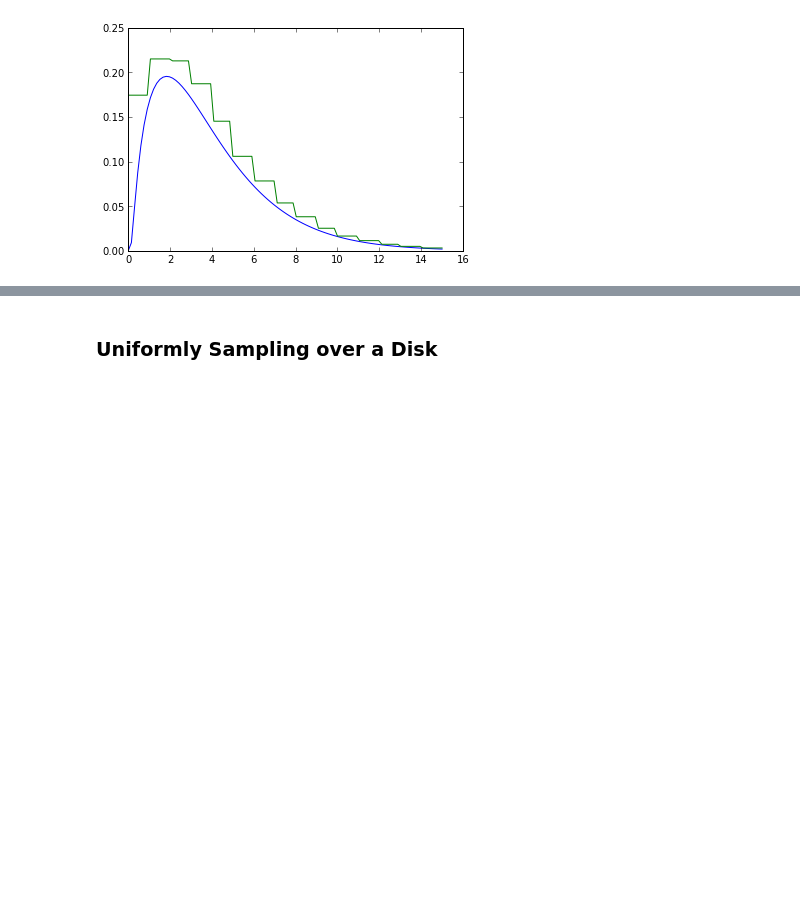
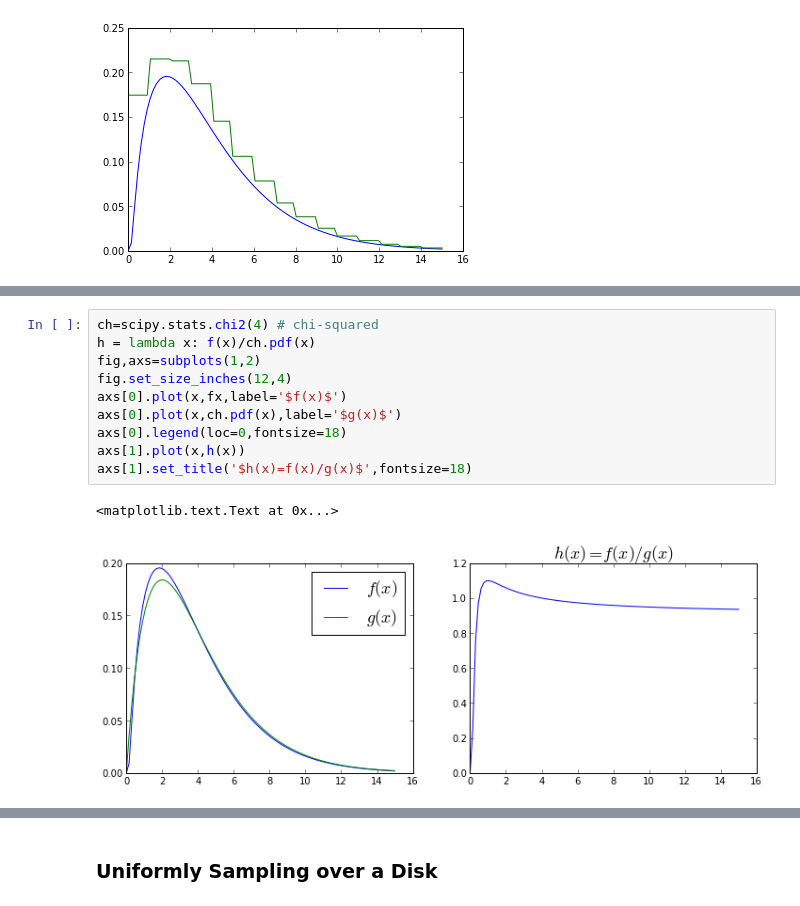
Before and after one commit to unpingco/Pig-in-the-Python, a Jupyter notebook: Sampling_Monte_Carlo.ipynb, the cells around one changed output, grey strips where cells are left out. Saved outputs shown, nothing was run; the diff lists cells and outputs as text; blank space fills up the shorter version.

```diff
--- a/Sampling_Monte_Carlo.ipynb
+++ b/Sampling_Monte_Carlo.ipynb
@@ -316,0 +317,13 @@ ax.legend(fontsize=16)
+# %%
+ch=scipy.stats.chi2(4) # chi-squared
+h = lambda x: f(x)/ch.pdf(x)
+fig,axs=subplots(1,2)
+fig.set_size_inches(12,4)
+axs[0].plot(x,fx,label='$f(x)$')
+axs[0].plot(x,ch.pdf(x),label='$g(x)$')
+axs[0].legend(loc=0,fontsize=18)
+axs[1].plot(x,h(x))
+axs[1].set_title('$h(x)=f(x)/g(x)$',fontsize=18)
+# %% [output]
+<matplotlib.text.Text at 0x...>
+[figure, added]
```
Also changed, not shown: parts of 12 cells of this notebook.
